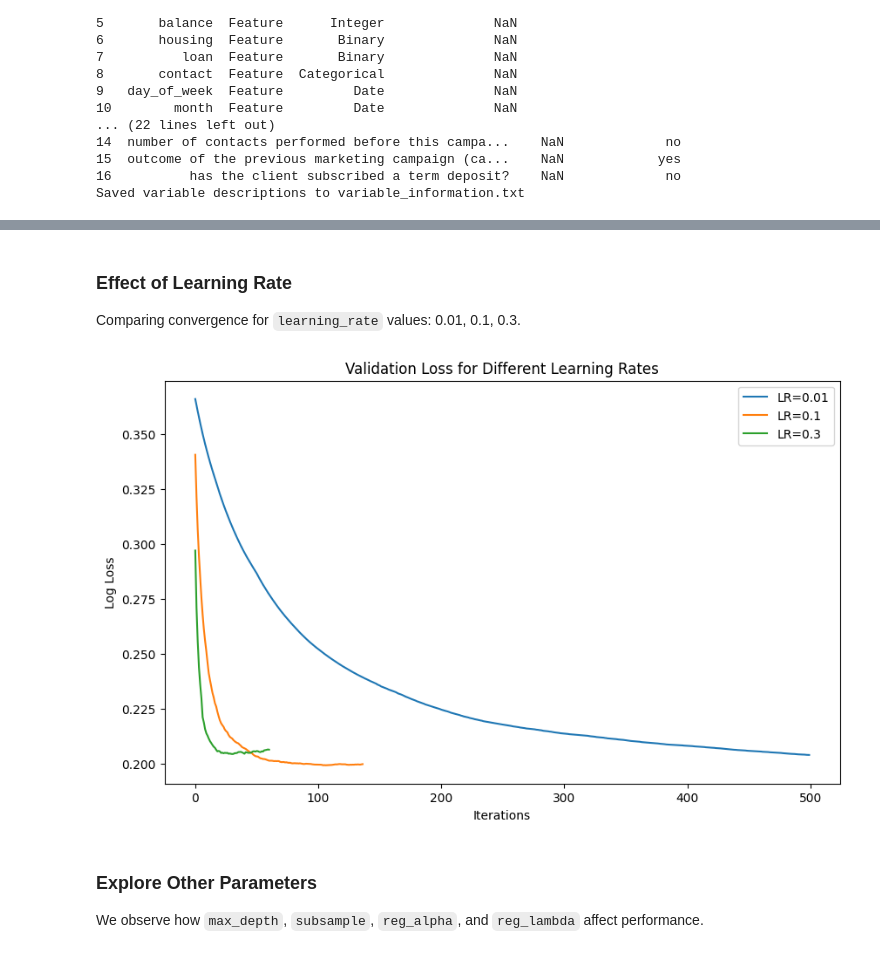
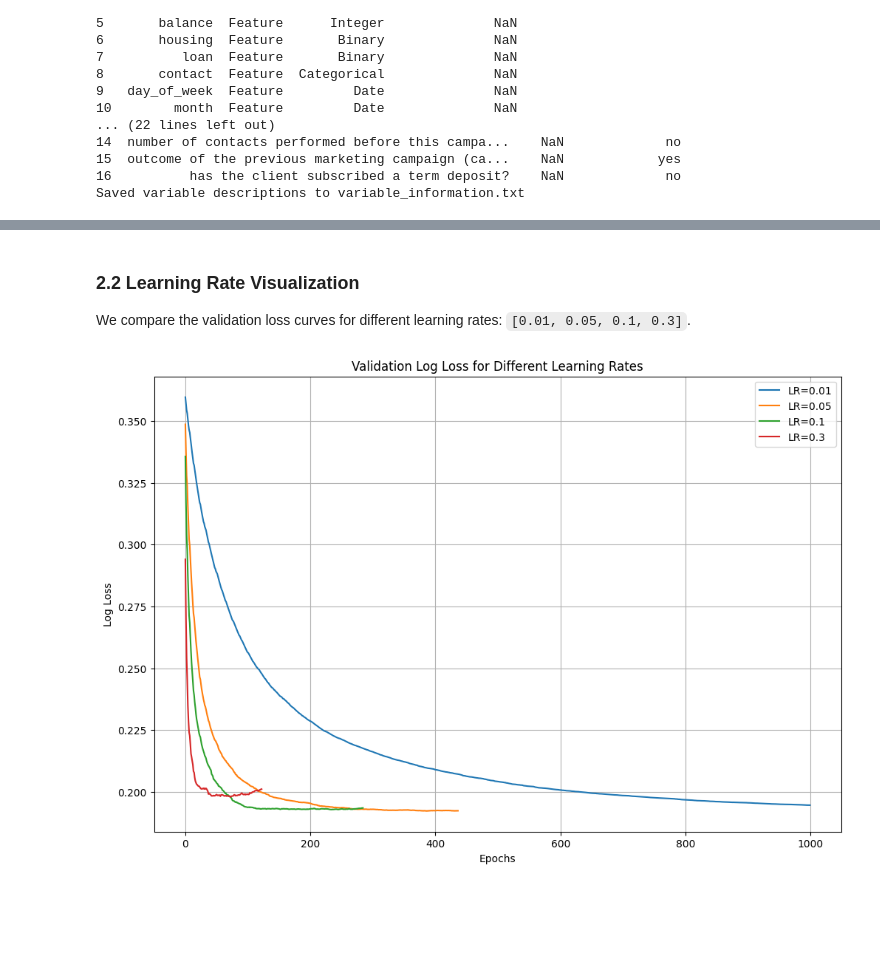
Before and after one commit to Charliemei1112/4995HW2, a Jupyter notebook: 4995_hw2.ipynb, the cells around one changed output, grey strips where cells are left out. Cells and saved outputs as stored; diff of their text form; code cells hidden in the pictures; blank space fills up the shorter version.

```diff
--- a/4995_hw2.ipynb
+++ b/4995_hw2.ipynb
@@ -759,12 +859,16 @@ Test Accuracy: 0.9161
 # %%
-results = xgb_clf.evals_result()
+# Plot training vs validation loss
+results = base_model.evals_result()
+epochs = len(results['validation_0']['logloss'])
+x_axis = range(0, epochs)
+
 plt.figure(figsize=(10, 6))
-plt.plot(results['validation_0']['logloss'], label='Train Loss')
-plt.plot(results['validation_1']['logloss'], label='Validation Loss')
-plt.axvline(xgb_clf.best_iteration, color='r', linestyle='--', label='Best Iteration')
-plt.title('XGBoost Training vs. Validation Loss')
-plt.xlabel('Iterations')
+plt.plot(x_axis, results['validation_0']['logloss'], label='Train')
+plt.plot(x_axis, results['validation_1']['logloss'], label='Validation')
+plt.legend()
 plt.ylabel('Log Loss')
-plt.legend()
+plt.xlabel('Epochs')
+plt.title('XGBoost Log Loss')
+save_plot('xgboost_log_loss.png')
 plt.show()
 # %% [output]
@@ -781,28 +905,27 @@ plt.show()
 # %% [markdown]
-### Effect of Learning Rate
-Comparing convergence for `learning_rate` values: 0.01, 0.1, 0.3.
+### 2.2 Learning Rate Visualization
+
+We compare the validation loss curves for different learning rates: `[0.01, 0.05, 0.1, 0.3]`.
 # %%
-learning_rates = [0.01, 0.1, 0.3]
-plt.figure(figsize=(10, 6))
+learning_rates = [0.01, 0.05, 0.1, 0.3]
+plt.figure(figsize=(12, 8))
 
 for lr in learning_rates:
-    model = xgb.XGBClassifier(
-        n_estimators=500,
-        learning_rate=lr,
-        eval_metric="logloss",
-        early_stopping_rounds=30,
-        random_state=42
-    )
-    model.fit(X_train, y_train, eval_set=[(X_val, y_val)], verbose=False)
-    plt.plot(model.evals_result()['validation_0']['logloss'], label=f'LR={lr}')
+    params = base_params.copy()
+    params['learning_rate'] = lr
+    # Use early stopping for each learning rate to see training progression
+    model, metrics, _ = run_xgb_experiment(params, X_train, y_train, X_val, y_val, X_test, y_test)
 
-plt.title('Validation Loss for Different Learning Rates')
-plt.xlabel('Iterations')
+    results = model.evals_result()
+    val_loss = results['validation_1']['logloss']
+    plt.plot(val_loss, label=f'LR={lr}')
+
+plt.title('Validation Log Loss for Different Learning Rates')
+plt.xlabel('Epochs')
 plt.ylabel('Log Loss')
 plt.legend()
+plt.grid(True)
+save_plot('xgboost_learning_rate_validation_log_loss.png')
 plt.show()
 # %% [output]
-[figure, old version]
+[figure, new version]
-# %% [markdown]
-### Explore Other Parameters
-We observe how `max_depth`, `subsample`, `reg_alpha`, and `reg_lambda` affect performance.
```
Also changed, not shown: parts of 48 cells of this notebook, 22 other files.
